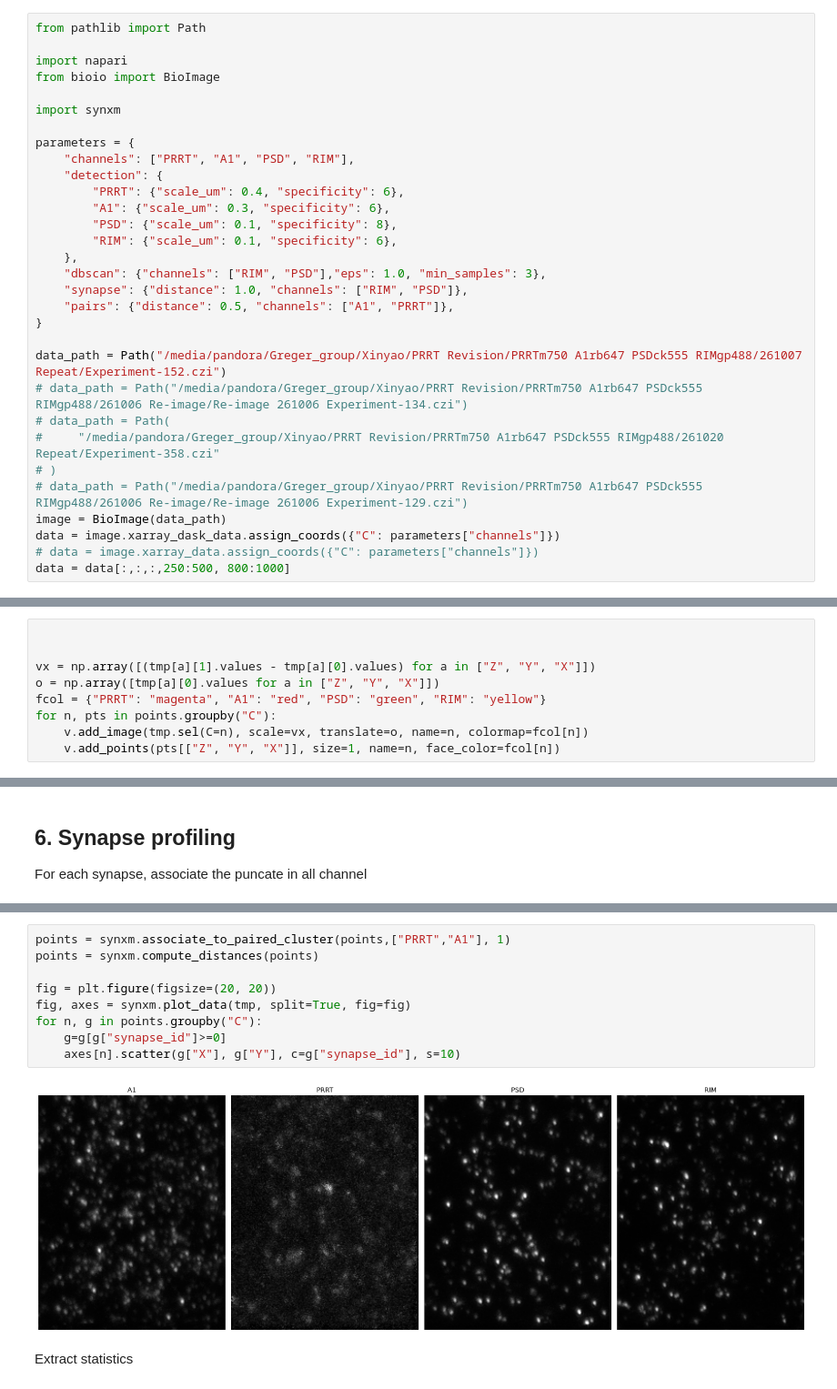
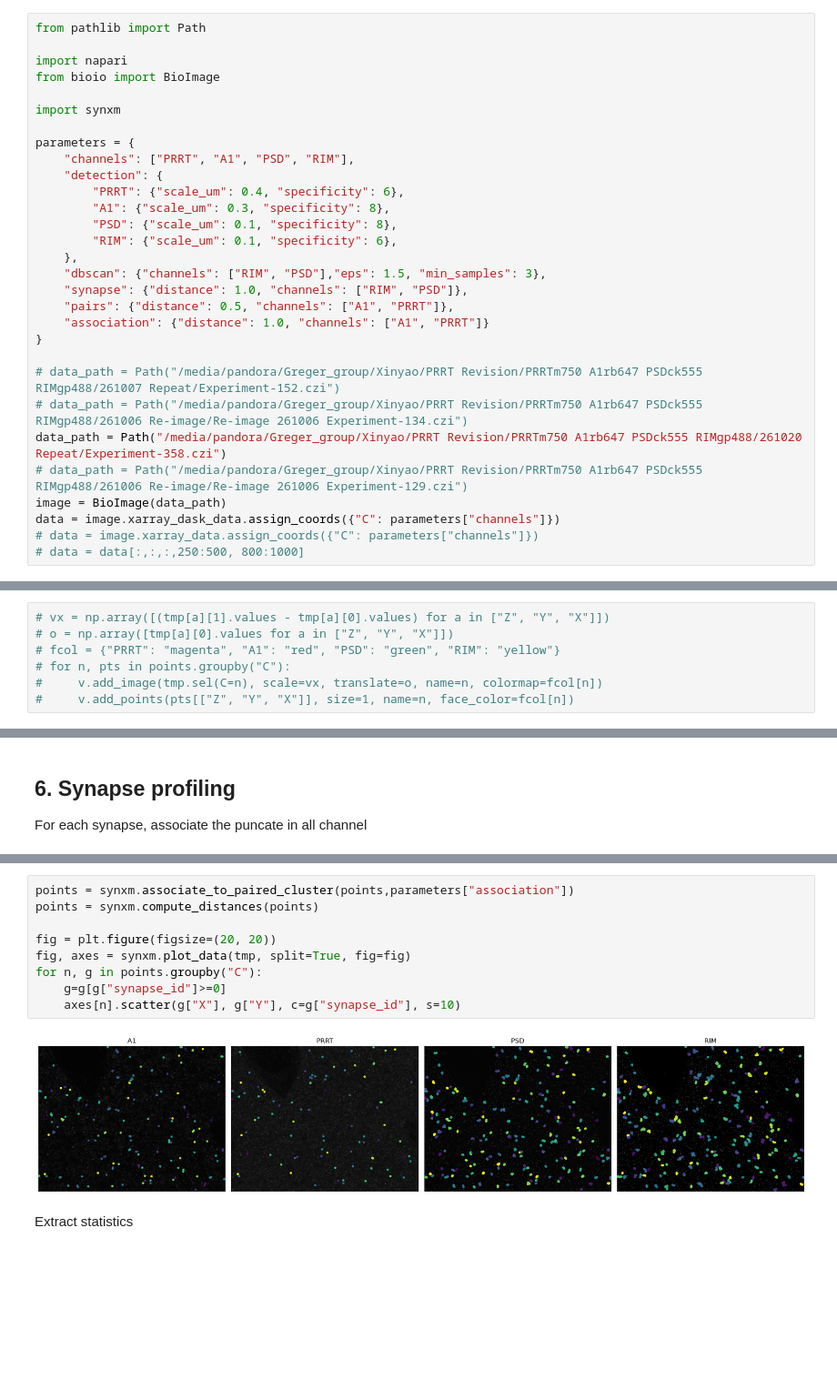
Before and after one commit to jboulanger/synex, a Jupyter notebook: notebooks/Analysis.ipynb, the cells around one changed output, grey strips where cells are left out. Shown at 91% size. Drawn from its saved outputs; the diff is of its cells as text; blank space fills up the shorter version.

Commit message:
add association parameter

```diff
--- a/notebooks/Analysis.ipynb
+++ b/notebooks/Analysis.ipynb
@@ -60,23 +60,22 @@ parameters = {
     "channels": ["PRRT", "A1", "PSD", "RIM"],
     "detection": {
         "PRRT": {"scale_um": 0.4, "specificity": 6},
-        "A1": {"scale_um": 0.3, "specificity": 6},
+        "A1": {"scale_um": 0.3, "specificity": 8},
         "PSD": {"scale_um": 0.1, "specificity": 8},
         "RIM": {"scale_um": 0.1, "specificity": 6},
     },
-    "dbscan": {"channels": ["RIM", "PSD"],"eps": 1.0, "min_samples": 3},
+    "dbscan": {"channels": ["RIM", "PSD"],"eps": 1.5, "min_samples": 3},
     "synapse": {"distance": 1.0, "channels": ["RIM", "PSD"]},
     "pairs": {"distance": 0.5, "channels": ["A1", "PRRT"]},
+    "association": {"distance": 1.0, "channels": ["A1", "PRRT"]}
 }
 
-data_path = Path("/media/pandora/Greger_group/Xinyao/PRRT Revision/PRRTm750 A1rb647 PSDck555 RIMgp488/261007 Repeat/Experiment-152.czi")
+# data_path = Path("/media/pandora/Greger_group/Xinyao/PRRT Revision/PRRTm750 A1rb647 PSDck555 RIMgp488/261007 Repeat/Experiment-152.czi")
 # data_path = Path("/media/pandora/Greger_group/Xinyao/PRRT Revision/PRRTm750 A1rb647 PSDck555 RIMgp488/261006 Re-image/Re-image 261006 Experiment-134.czi")
-# data_path = Path(
-#     "/media/pandora/Greger_group/Xinyao/PRRT Revision/PRRTm750 A1rb647 PSDck555 RIMgp488/261020 Repeat/Experiment-358.czi"
-# )
+data_path = Path("/media/pandora/Greger_group/Xinyao/PRRT Revision/PRRTm750 A1rb647 PSDck555 RIMgp488/261020 Repeat/Experiment-358.czi")
 # data_path = Path("/media/pandora/Greger_group/Xinyao/PRRT Revision/PRRTm750 A1rb647 PSDck555 RIMgp488/261006 Re-image/Re-image 261006 Experiment-129.czi")
 image = BioImage(data_path)
 data = image.xarray_dask_data.assign_coords({"C": parameters["channels"]})
 # data = image.xarray_data.assign_coords({"C": parameters["channels"]})
-data = data[:,:,:,250:500, 800:1000]
+# data = data[:,:,:,250:500, 800:1000]
 # %%
@@ -133,12 +115,10 @@ synxm.plot_points(points, ms=10, split=True, axes_dict=axes)
 # %%
-
-
-vx = np.array([(tmp[a][1].values - tmp[a][0].values) for a in ["Z", "Y", "X"]])
-o = np.array([tmp[a][0].values for a in ["Z", "Y", "X"]])
-fcol = {"PRRT": "magenta", "A1": "red", "PSD": "green", "RIM": "yellow"}
-for n, pts in points.groupby("C"):
-    v.add_image(tmp.sel(C=n), scale=vx, translate=o, name=n, colormap=fcol[n])
-    v.add_points(pts[["Z", "Y", "X"]], size=1, name=n, face_color=fcol[n])
+# vx = np.array([(tmp[a][1].values - tmp[a][0].values) for a in ["Z", "Y", "X"]])
+# o = np.array([tmp[a][0].values for a in ["Z", "Y", "X"]])
+# fcol = {"PRRT": "magenta", "A1": "red", "PSD": "green", "RIM": "yellow"}
+# for n, pts in points.groupby("C"):
+#     v.add_image(tmp.sel(C=n), scale=vx, translate=o, name=n, colormap=fcol[n])
+#     v.add_points(pts[["Z", "Y", "X"]], size=1, name=n, face_color=fcol[n])
 # %% [markdown]
 ## 3. Clustering of RIM and PSD channels
 Cluster points to identify potential synapses.
@@ -192,14 +185,14 @@ For each synapse, associate the puncate in all channel
 # %%
-points = synxm.associate_to_paired_cluster(points,["PRRT","A1"], 1)
+points = synxm.associate_to_paired_cluster(points,parameters["association"])
 points = synxm.compute_distances(points)
 
 fig = plt.figure(figsize=(20, 20))
 fig, axes = synxm.plot_data(tmp, split=True, fig=fig)
 for n, g in points.groupby("C"):
     g=g[g["synapse_id"]>=0]
     axes[n].scatter(g["X"], g["Y"], c=g["synapse_id"], s=10)
 # %% [output]
-[figure, old version]
+[figure, new version]
 # %% [markdown]
 Extract statistics
 # %%
```
Also changed, not shown: parts of 11 cells of this notebook, 9 other files.
